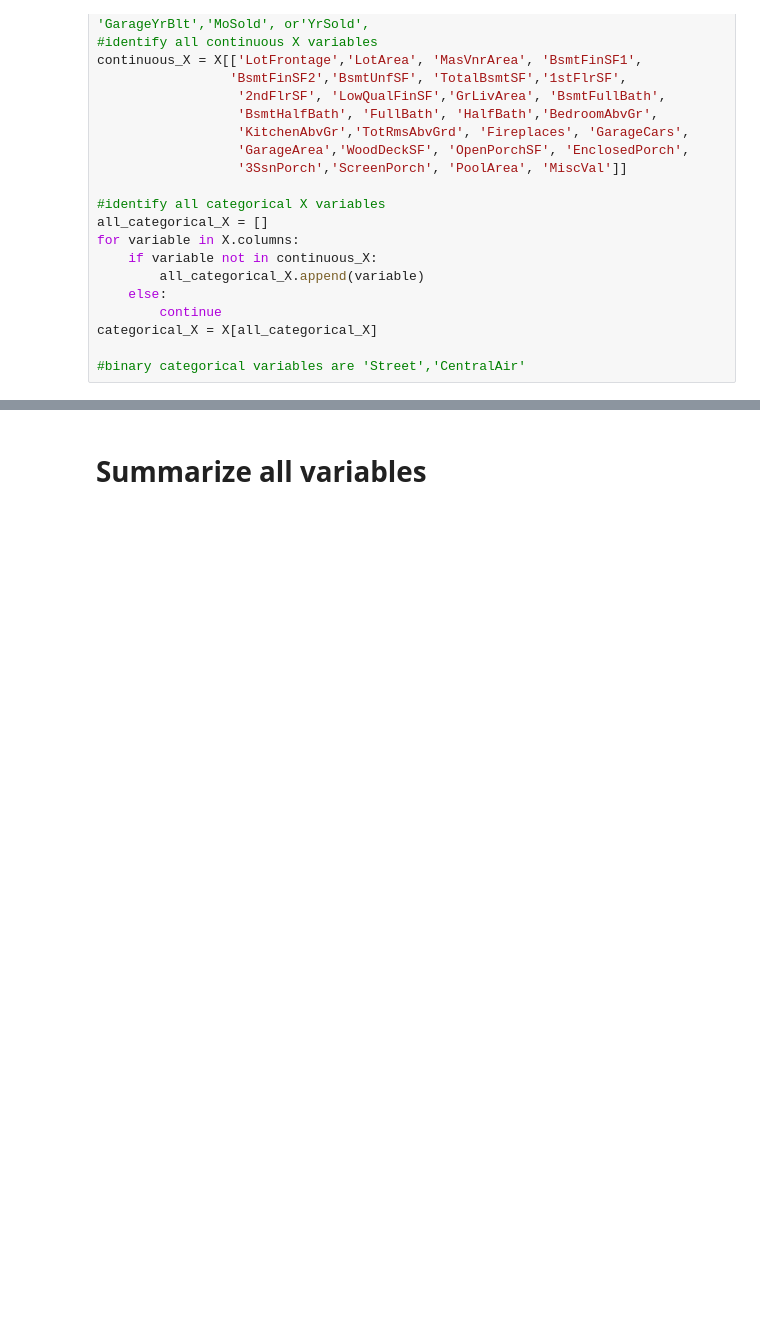
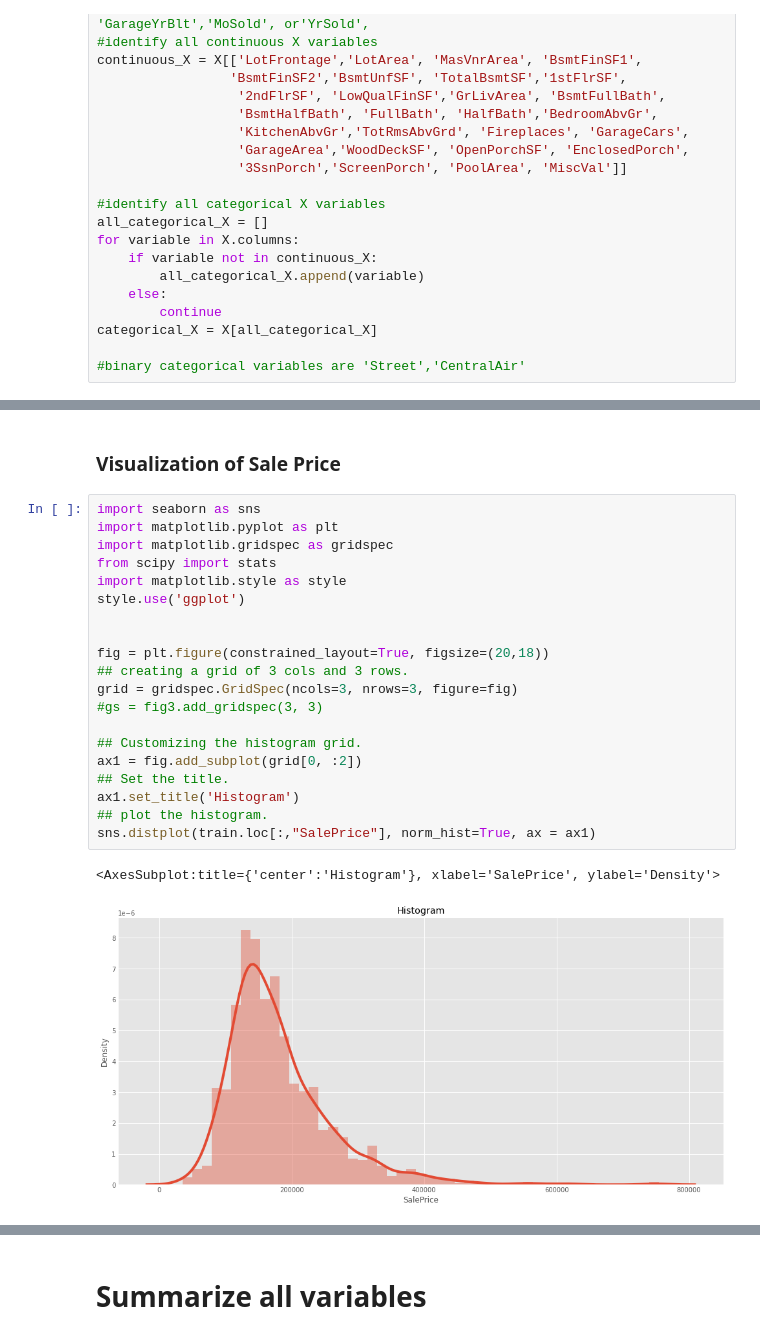
Before and after one commit to kennybagzz/Iowa-House-Prices-Prediction, a Jupyter notebook: house-prices-advanced-regression-techniques/EDA.ipynb, the cells around one changed output, grey strips where cells are left out. Drawn from its saved outputs; the diff is of its cells as text; blank space fills up the shorter version.

```diff
--- a/house-prices-advanced-regression-techniques/EDA.ipynb
+++ b/house-prices-advanced-regression-techniques/EDA.ipynb
@@ -64,0 +159,25 @@ categorical_X = X[all_categorical_X]
+# %% [markdown]
+### Visualization of Sale Price
+# %%
+import seaborn as sns
+import matplotlib.pyplot as plt
+import matplotlib.gridspec as gridspec
+from scipy import stats
+import matplotlib.style as style
+style.use('ggplot')
+
+
+fig = plt.figure(constrained_layout=True, figsize=(20,18))
+## creating a grid of 3 cols and 3 rows.
+grid = gridspec.GridSpec(ncols=3, nrows=3, figure=fig)
+#gs = fig3.add_gridspec(3, 3)
+
+## Customizing the histogram grid.
+ax1 = fig.add_subplot(grid[0, :2])
+## Set the title.
+ax1.set_title('Histogram')
+## plot the histogram.
+sns.distplot(train.loc[:,"SalePrice"], norm_hist=True, ax = ax1)
+# %% [output]
+<AxesSubplot:title={'center':'Histogram'}, xlabel='SalePrice', ylabel='Density'>
+[figure, added]
```
Also changed, not shown: parts of 20 cells of this notebook, 3 other files.
